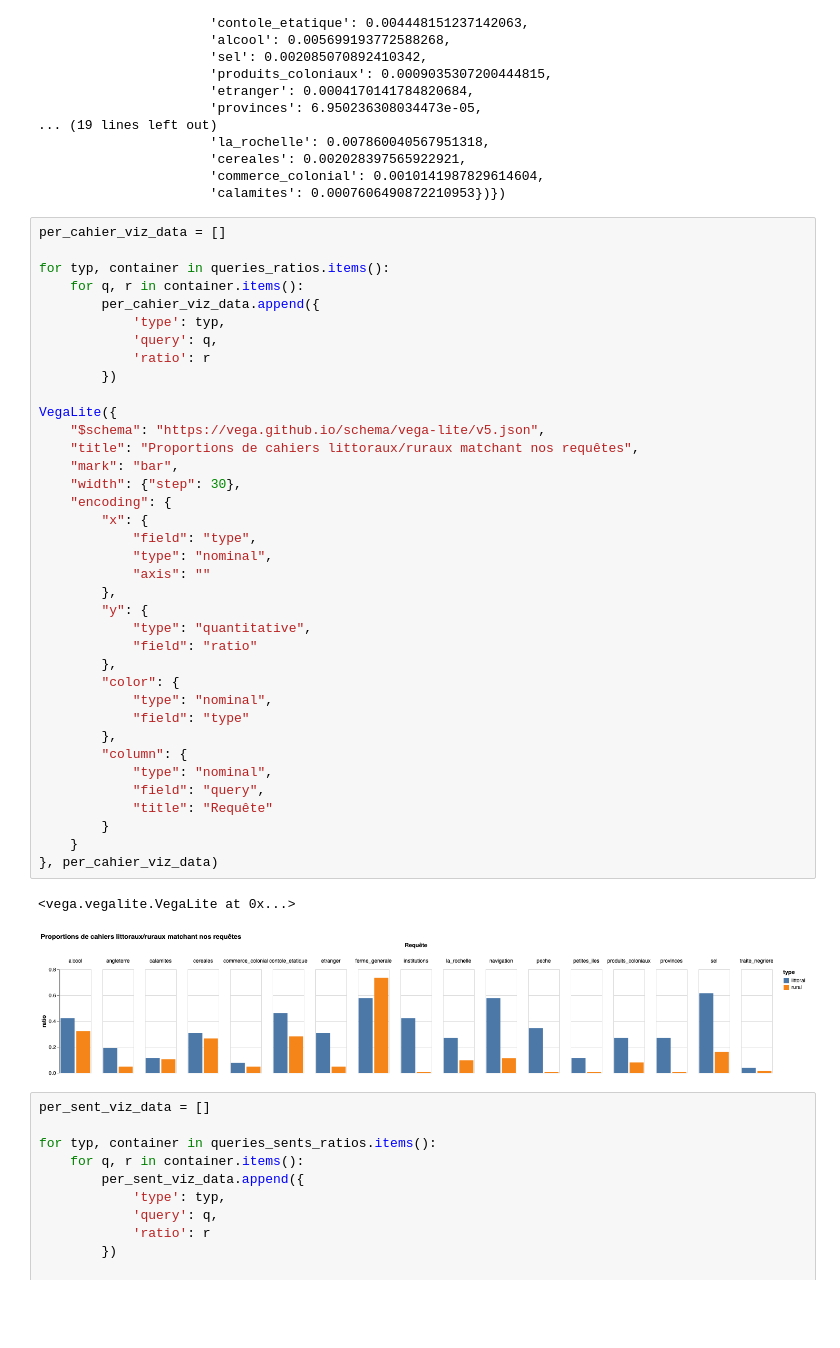
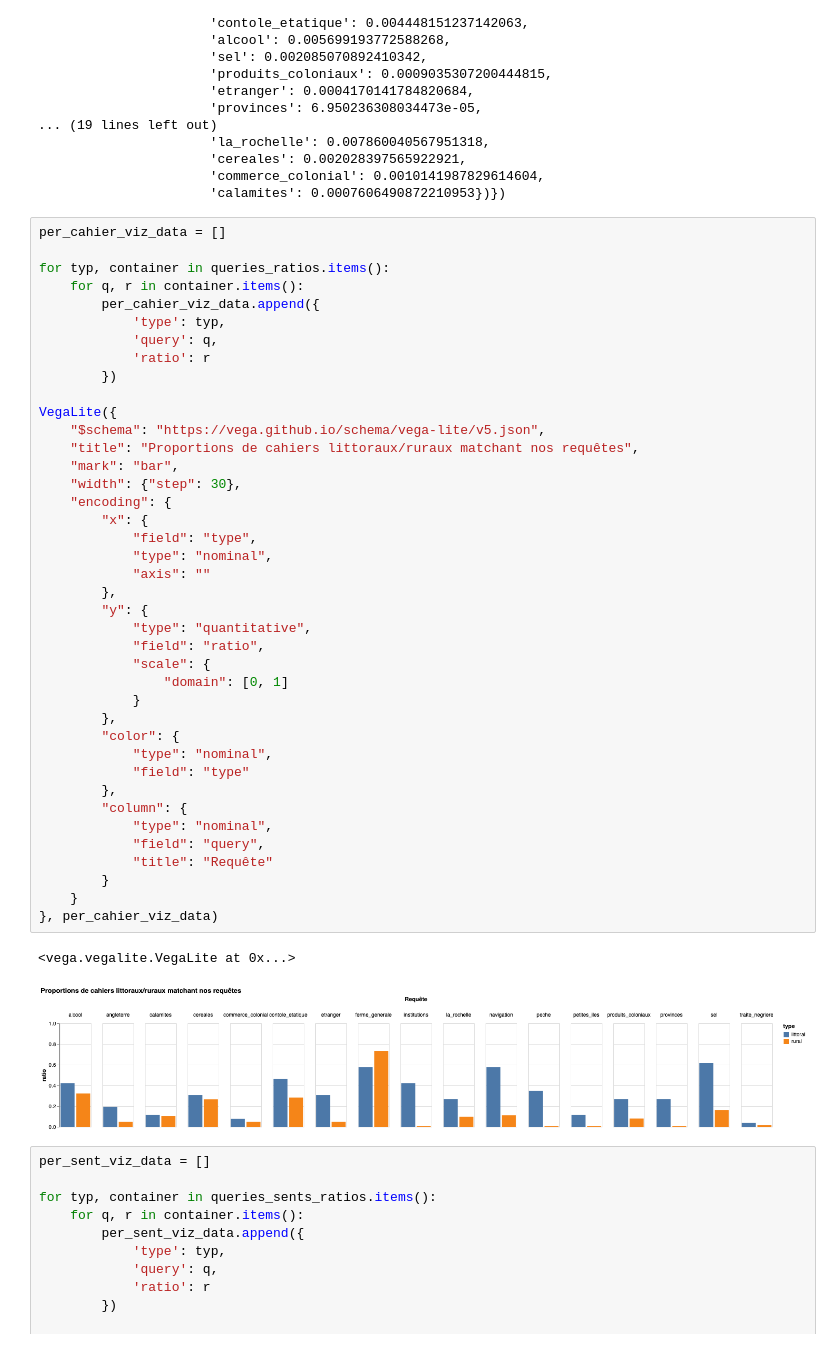
Before and after one commit to medialab/portic-datasprint-2021, a Jupyter notebook: productions/equipe_2/cahiers/Lexicometrie.ipynb, the cells around one changed output. Drawn from its saved outputs; the diff is of its cells as text; blank space fills up the shorter version.

Commit message:
Better domain

```diff
--- a/productions/equipe_2/cahiers/Lexicometrie.ipynb
+++ b/productions/equipe_2/cahiers/Lexicometrie.ipynb
@@ -217,35 +217,38 @@ for typ, container in queries_ratios.items():
             'ratio': r
         })
 
 VegaLite({
     "$schema": "https://vega.github.io/schema/vega-lite/v5.json",
     "title": "Proportions de cahiers littoraux/ruraux matchant nos requêtes",
     "mark": "bar",
     "width": {"step": 30},
     "encoding": {
         "x": {
             "field": "type",
             "type": "nominal",
             "axis": ""
         },
         "y": {
             "type": "quantitative",
-            "field": "ratio"
+            "field": "ratio",
+            "scale": {
+                "domain": [0, 1]
+            }
         },
         "color": {
             "type": "nominal",
             "field": "type"
         },
         "column": {
             "type": "nominal",
             "field": "query",
             "title": "Requête"
         }
     }
 }, per_cahier_viz_data)
 # %% [output]
 <vega.vegalite.VegaLite at 0x...>
-[figure, old version]
+[figure, new version]
 # %%
 per_sent_viz_data = []
 
```
Also changed, not shown: parts of 4 cells of this notebook.
